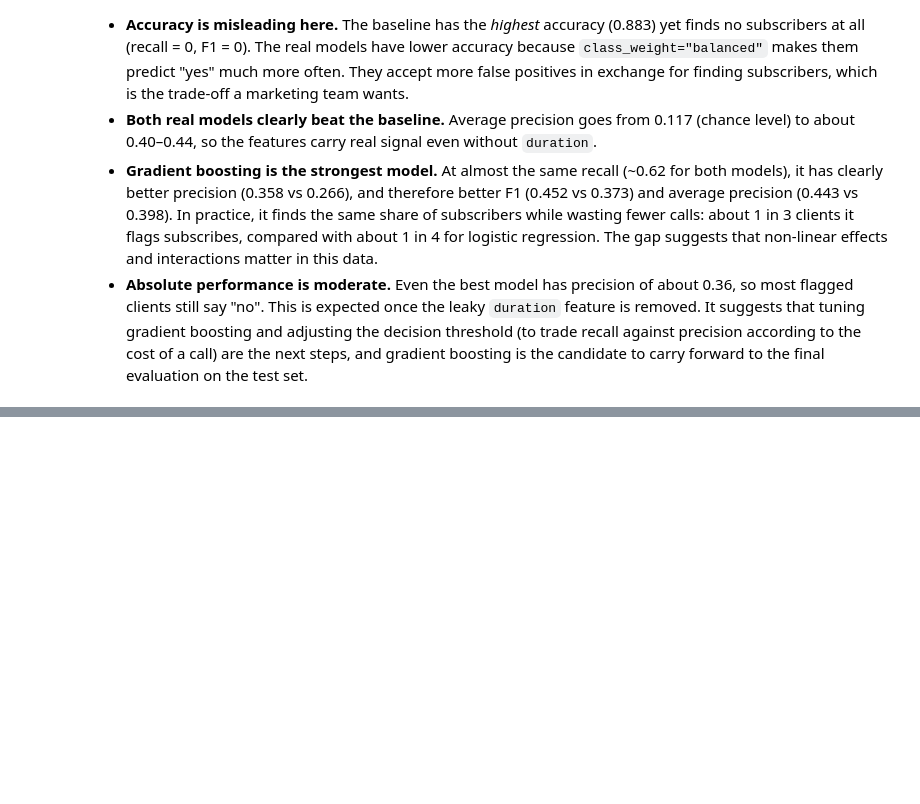
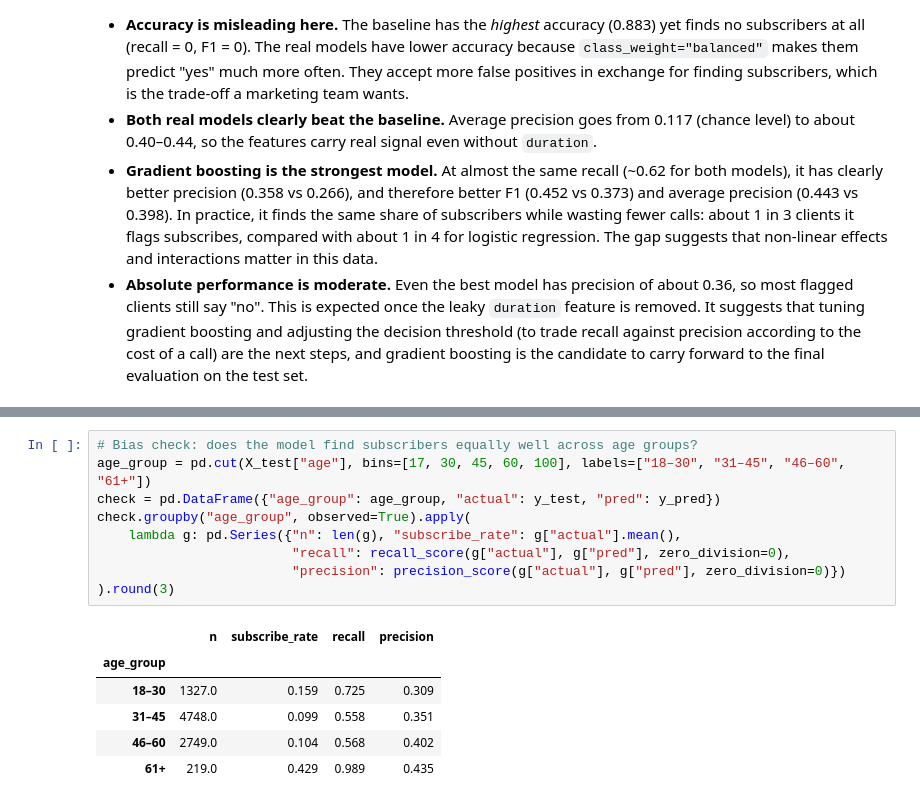
Before and after one commit to MinKhaungMinLwin/Applied-Machine-Learning-Model-Design-Training-and-Performance-Evaluation, a Jupyter notebook: modeling.ipynb, the cells around one changed output, grey strips where cells are left out. Drawn from its saved outputs; the diff is of its cells as text; blank space fills up the shorter version.

```diff
--- a/modeling.ipynb
+++ b/modeling.ipynb
@@ -211,0 +293,16 @@ pd.DataFrame(cv_results).T.round(3)
+# %%
+# Bias check: does the model find subscribers equally well across age groups?
+age_group = pd.cut(X_test["age"], bins=[17, 30, 45, 60, 100], labels=["18–30", "31–45", "46–60", "61+"])
+check = pd.DataFrame({"age_group": age_group, "actual": y_test, "pred": y_pred})
+check.groupby("age_group", observed=True).apply(
+    lambda g: pd.Series({"n": len(g), "subscribe_rate": g["actual"].mean(),
+                         "recall": recall_score(g["actual"], g["pred"], zero_division=0),
+                         "precision": precision_score(g["actual"], g["pred"], zero_division=0)})
+).round(3)
+# %% [output]
+|  | n | subscribe_rate | recall | precision |
+| age_group |  |  |  |  |
+| 18–30 | 1327.0 | 0.159 | 0.725 | 0.309 |
+| 31–45 | 4748.0 | 0.099 | 0.558 | 0.351 |
+| 46–60 | 2749.0 | 0.104 | 0.568 | 0.402 |
+| 61+ | 219.0 | 0.429 | 0.989 | 0.435 |
```
Also changed, not shown: parts of 6 cells of this notebook.
